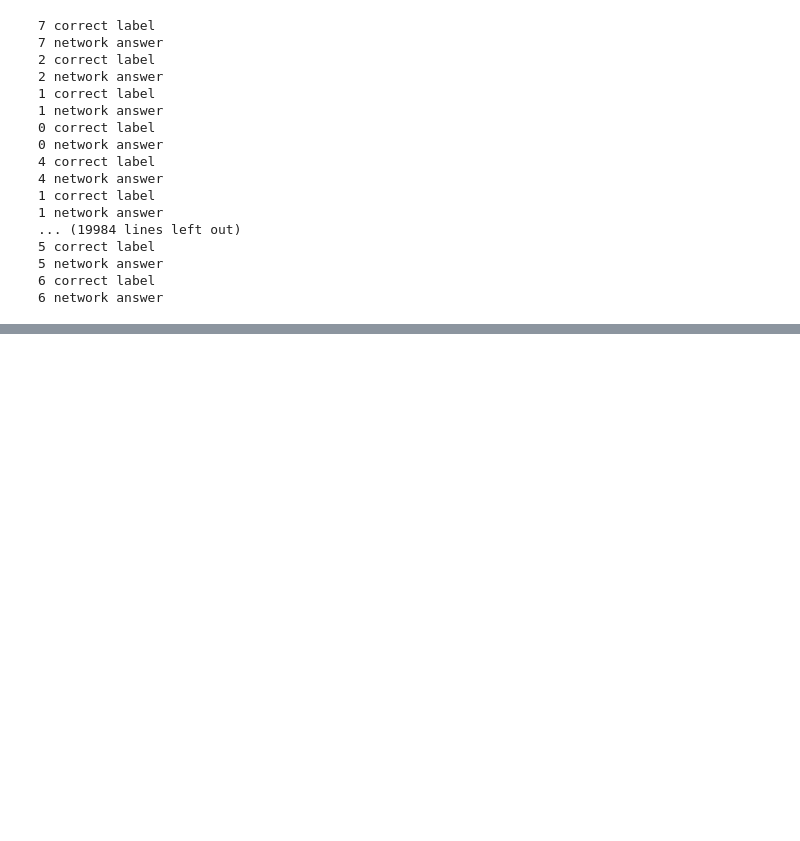
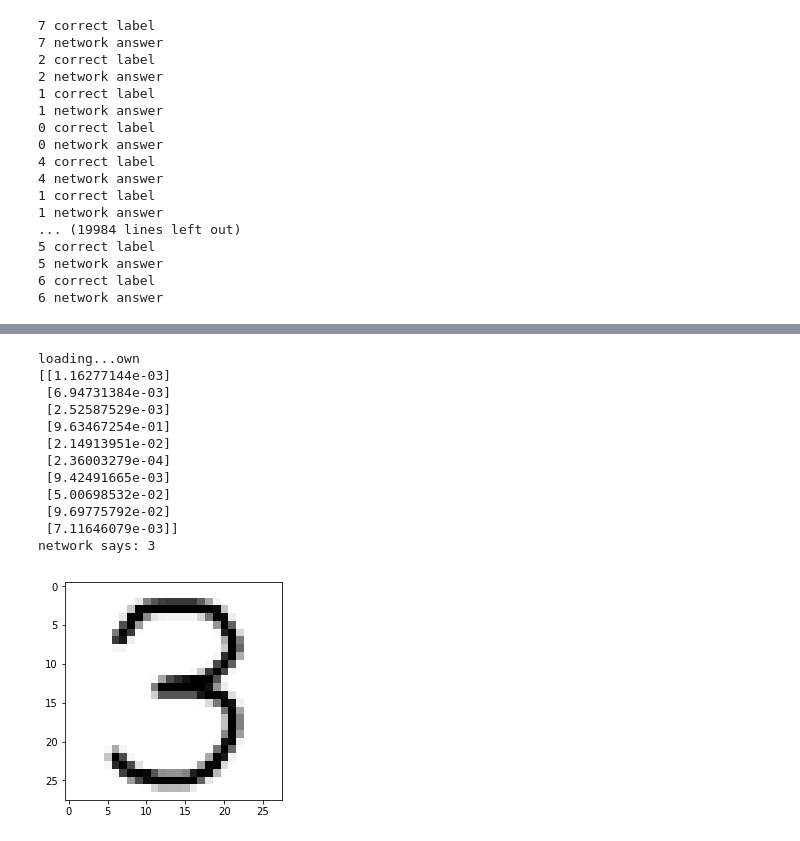
Before and after one commit to MontaEllis/MNIST_Recognize, a Jupyter notebook: mnist.ipynb, the cells around one changed output, grey strips where cells are left out. Drawn from its saved outputs; the diff is of its cells as text; code cells hidden in the pictures; blank space fills up the shorter version.

```diff
--- a/mnist.ipynb
+++ b/mnist.ipynb
@@ -205,0 +208,28 @@ performace =  0.9735
+# %%
+print("loading...own")
+img_array = imageio.imread("my_own_images/2828_my_own_image.png", as_gray = True)
+
+img_data = 255.0 - img_array.reshape(784)
+
+img_data = (img_data/255.0*0.99)+0.01
+matplotlib.pyplot.imshow(img_data.reshape(28,28),cmap='Greys',interpolation='None')
+
+outputs = n.query(img_data)
+print(outputs)
+
+label = numpy.argmax(outputs)
+print("network says:", label)
+# %% [output]
+loading...own
+[[1.16277144e-03]
+ [6.94731384e-03]
+ [2.52587529e-03]
+ [9.63467254e-01]
+ [2.14913951e-02]
+ [2.36003279e-04]
+ [9.42491665e-03]
+ [5.00698532e-02]
+ [9.69775792e-02]
+ [7.11646079e-03]]
+network says: 3
+[figure, added]
```
Also changed, not shown: parts of 4 cells of this notebook, 8 other files.
